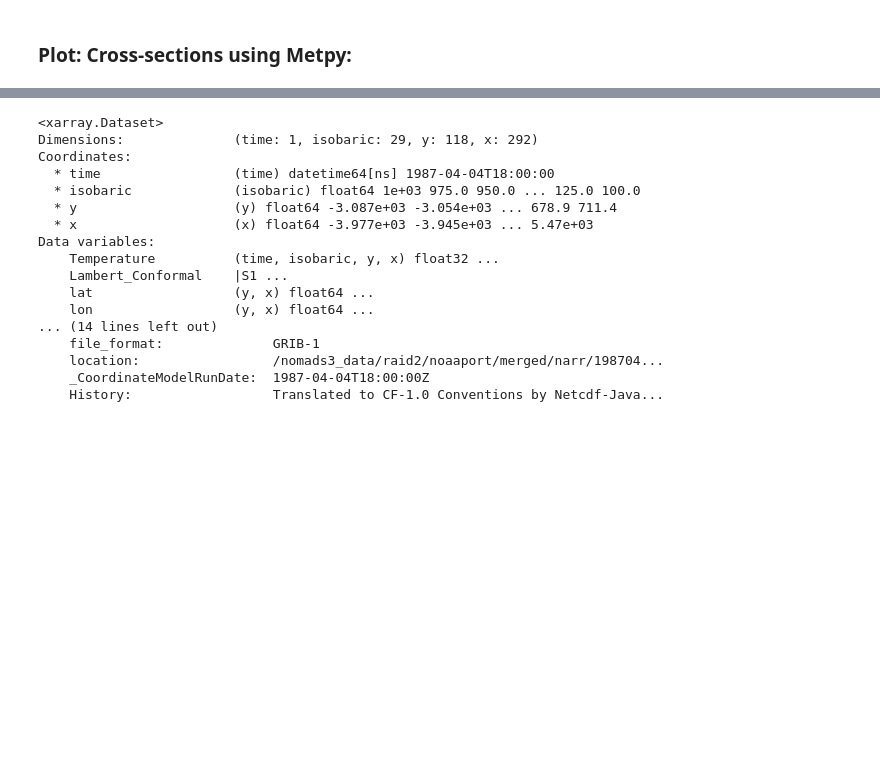
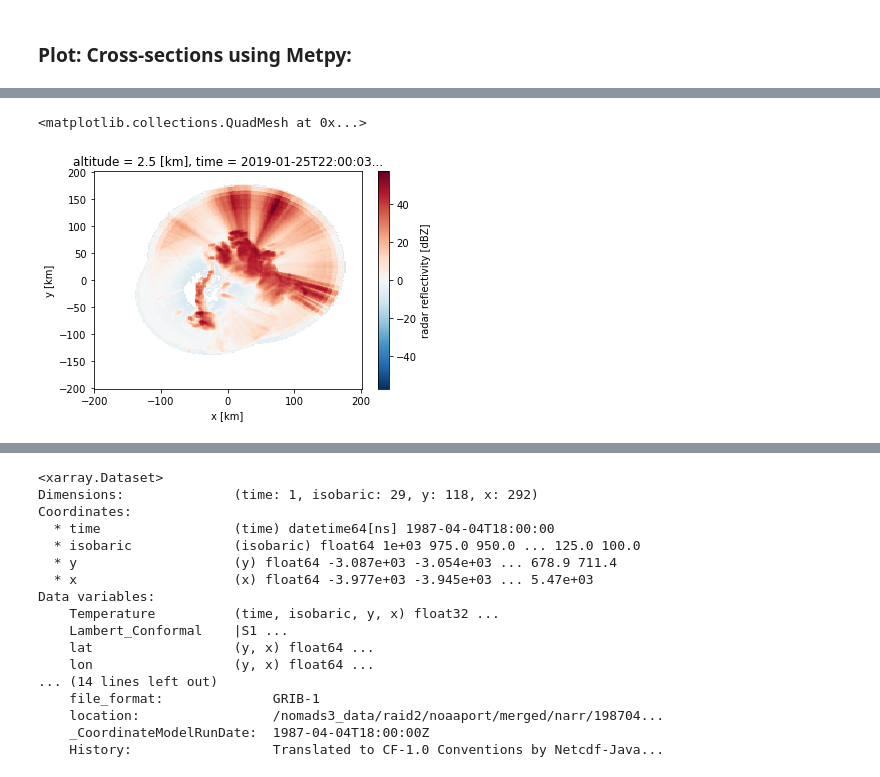
Before and after one commit to yuhungjui/CACTI_Radar_Analysis, a Jupyter notebook: radars_plot_xsec_test.ipynb, the cells around one changed output, grey strips where cells are left out. Drawn from its saved outputs; the diff is of its cells as text; code cells hidden in the pictures; blank space fills up the shorter version.

Commit message:
update plots ipynb

```diff
--- a/radars_plot_xsec_test.ipynb
+++ b/radars_plot_xsec_test.ipynb
@@ -88,0 +216,11 @@ Data variables: (12/53)
+# %%
+da_DBZ = ds_radar_parsed.metpy.assign_crs( grid_mapping_name='transverse_mercator'
+                                         , longitude_of_central_meridian=-64
+                                         , latitude_of_projection_origin=-32
+                                         # , earth_radius=6371229.0
+                                         )
+# %%
+da_DBZ[5,:,:].plot()
+# %% [output]
+<matplotlib.collections.QuadMesh at 0x...>
+[figure, added]
```
Also changed, not shown: parts of 25 cells of this notebook, 1 other file.
